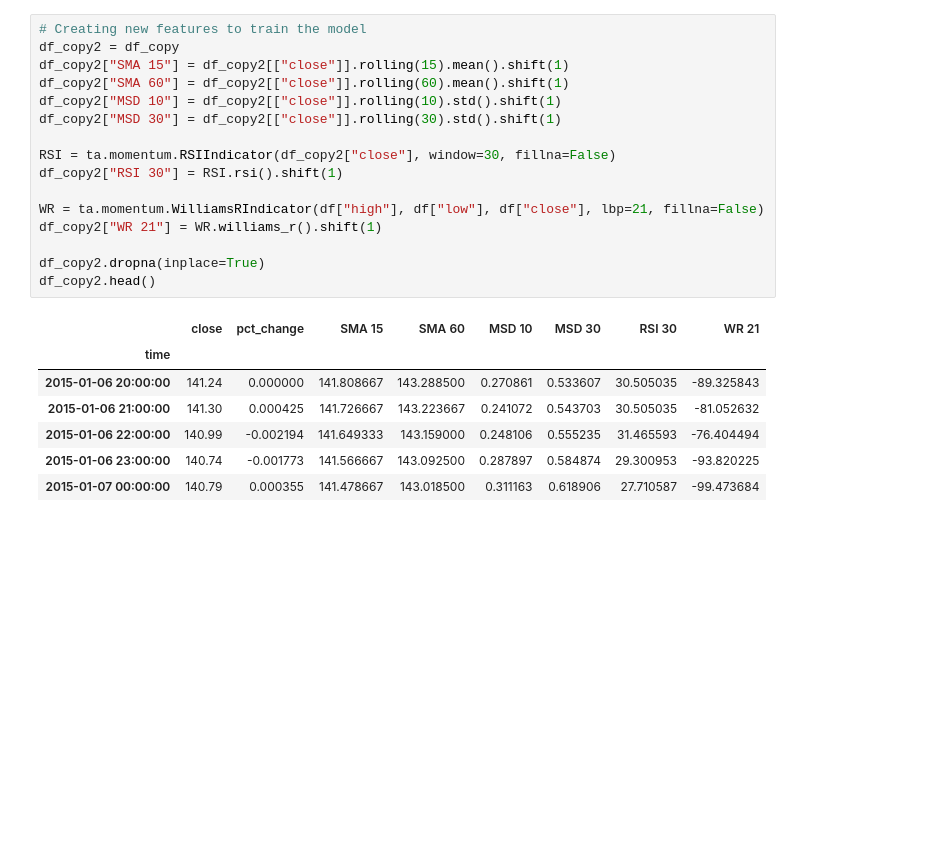
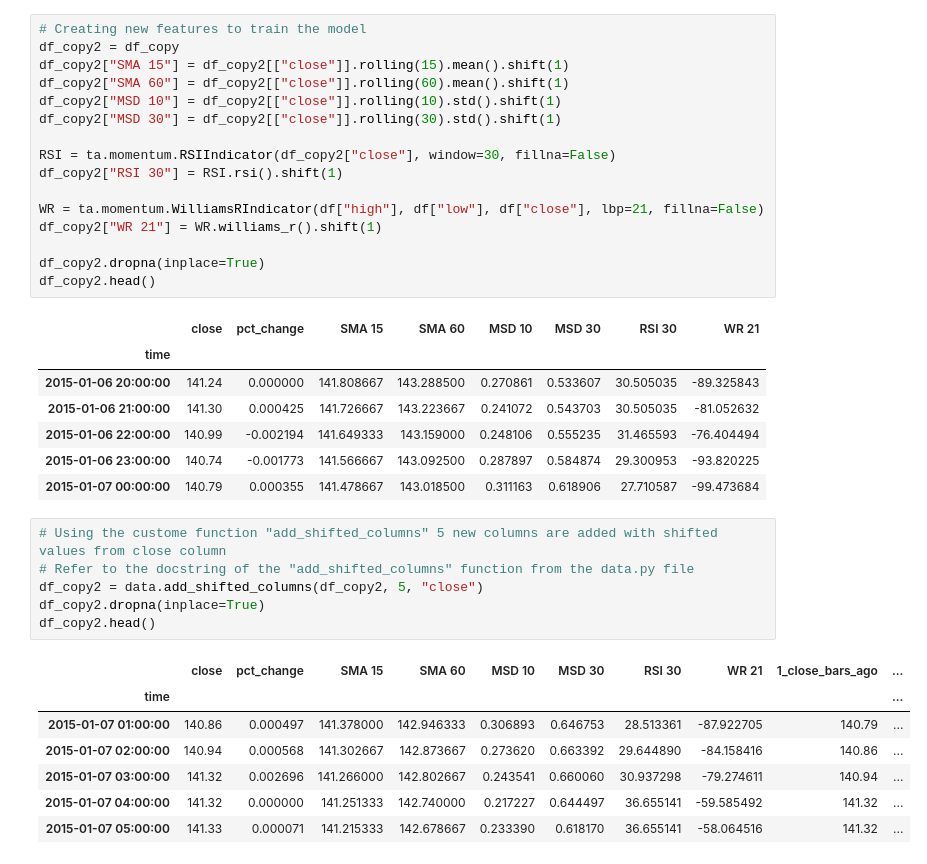
Before and after one commit to YarosInter/Time-Series-Conv1D-Neural-Network, a Jupyter notebook: Conv1D_Layer_Neural_Network.ipynb, the cells around one changed output. Drawn from its saved outputs; the diff is of its cells as text; blank space fills up the shorter version.

```diff
--- a/Conv1D_Layer_Neural_Network.ipynb
+++ b/Conv1D_Layer_Neural_Network.ipynb
@@ -91,3 +91,17 @@ df_copy2.head()
 | 2015-01-06 22:00:00 | 140.99 | -0.002194 | 141.649333 | 143.159000 | 0.248106 | 0.555235 | 31.465593 | -76.404494 |
 | 2015-01-06 23:00:00 | 140.74 | -0.001773 | 141.566667 | 143.092500 | 0.287897 | 0.584874 | 29.300953 | -93.820225 |
 | 2015-01-07 00:00:00 | 140.79 | 0.000355 | 141.478667 | 143.018500 | 0.311163 | 0.618906 | 27.710587 | -99.473684 |
+# %%
+# Using the custome function "add_shifted_columns" 5 new columns are added with shifted values from close column
+# Refer to the docstring of the "add_shifted_columns" function from the data.py file
+df_copy2 = data.add_shifted_columns(df_copy2, 5, "close")
+df_copy2.dropna(inplace=True)
+df_copy2.head()
+# %% [output]
+|  | close | pct_change | SMA 15 | SMA 60 | MSD 10 | MSD 30 | RSI 30 | WR 21 | 1_close_bars_ago | ... |
+| time |  |  |  |  |  |  |  |  |  | ... |
+| 2015-01-07 01:00:00 | 140.86 | 0.000497 | 141.378000 | 142.946333 | 0.306893 | 0.646753 | 28.513361 | -87.922705 | 140.79 | ... |
+| 2015-01-07 02:00:00 | 140.94 | 0.000568 | 141.302667 | 142.873667 | 0.273620 | 0.663392 | 29.644890 | -84.158416 | 140.86 | ... |
+| 2015-01-07 03:00:00 | 141.32 | 0.002696 | 141.266000 | 142.802667 | 0.243541 | 0.660060 | 30.937298 | -79.274611 | 140.94 | ... |
+| 2015-01-07 04:00:00 | 141.32 | 0.000000 | 141.251333 | 142.740000 | 0.217227 | 0.644497 | 36.655141 | -59.585492 | 141.32 | ... |
+| 2015-01-07 05:00:00 | 141.33 | 0.000071 | 141.215333 | 142.678667 | 0.233390 | 0.618170 | 36.655141 | -58.064516 | 141.32 | ... |
```
Also changed, not shown: parts of 11 cells of this notebook.
